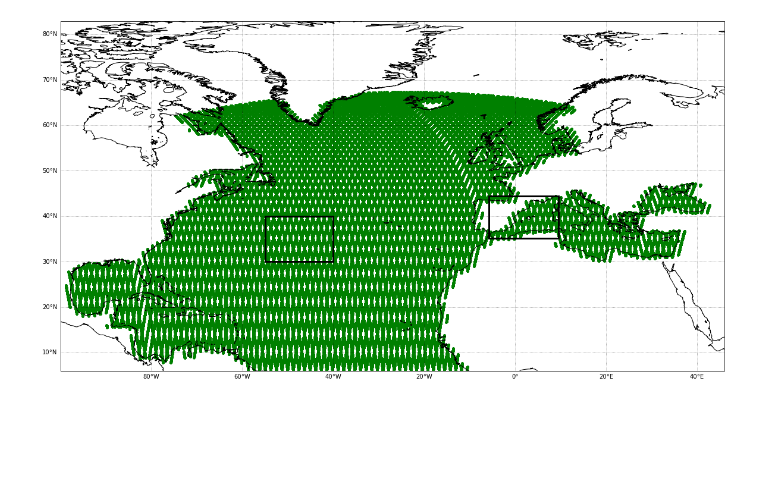
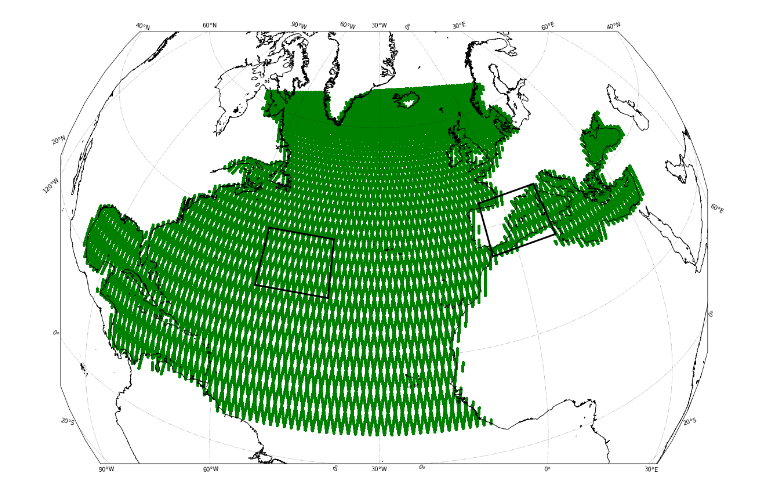
Before and after one commit to AurelieAlbert/extract-swot-simulator, a Jupyter notebook: 2021-01-12-AA-plot-data-location-swot-simulator.ipynb, the cells around one changed output. Drawn from its saved outputs; the diff is of its cells as text; code cells hidden in the pictures; blank space fills up the shorter version.

```diff
--- a/2021-01-12-AA-plot-data-location-swot-simulator.ipynb
+++ b/2021-01-12-AA-plot-data-location-swot-simulator.ipynb
@@ -30,35 +30,37 @@ tdir='/work/ALT/swot/aval/wisa/tmp/inland_cleaning/swot_simulator_'+phase+'/'+si
 files=glob.glob(tdir+'/*/*nc')
 # %%
 fig=plt.figure(figsize=(20,15))
-ax = plt.subplot(111,projection=ccrs.PlateCarree(central_longitude=0))
-ax.set_extent((-100, 46, 6, 67))
+#ax = plt.subplot(111,projection=ccrs.PlateCarree(central_longitude=0))
+ax = fig.add_subplot(111,projection=ccrs.Orthographic(central_longitude=-30,
+                                                    central_latitude=35))
+ax.set_extent((-100, 46, 0, 67))
 ax.coastlines(resolution="10m")
 gl = ax.gridlines(draw_labels=True, linestyle=':', color='black',
                       alpha=0.5)
-gl.top_labels = False
-gl.right_labels = False
+#gl.top_labels = False
+#gl.right_labels = False
 gl.xformatter = LONGITUDE_FORMATTER
 gl.yformatter = LATITUDE_FORMATTER
 ax.tick_params('both',labelsize=22)
 
-ax.plot([lonminN, lonminN], [latminN, latmaxN],color='black',linewidth=3)
-ax.plot([lonmaxN, lonmaxN], [latminN, latmaxN],color='black',linewidth=3)
-ax.plot([lonminN, lonmaxN], [latminN, latminN],color='black',linewidth=3)
-ax.plot([lonminN, lonmaxN], [latmaxN, latmaxN],color='black',linewidth=3)
-ax.plot([lonminM, lonminM], [latminM, latmaxM],color='black',linewidth=3)
-ax.plot([lonmaxM, lonmaxM], [latminM, latmaxM],color='black',linewidth=3)
-ax.plot([lonminM, lonmaxM], [latminM, latminM],color='black',linewidth=3)
-ax.plot([lonminM, lonmaxM], [latmaxM, latmaxM],color='black',linewidth=3)
+ax.plot([lonminN, lonminN], [latminN, latmaxN],color='black',linewidth=3,transform=ccrs.PlateCarree())
+ax.plot([lonmaxN, lonmaxN], [latminN, latmaxN],color='black',linewidth=3,transform=ccrs.PlateCarree())
+ax.plot([lonminN, lonmaxN], [latminN, latminN],color='black',linewidth=3,transform=ccrs.PlateCarree())
+ax.plot([lonminN, lonmaxN], [latmaxN, latmaxN],color='black',linewidth=3,transform=ccrs.PlateCarree())
+ax.plot([lonminM, lonminM], [latminM, latmaxM],color='black',linewidth=3,transform=ccrs.PlateCarree())
+ax.plot([lonmaxM, lonmaxM], [latminM, latmaxM],color='black',linewidth=3,transform=ccrs.PlateCarree())
+ax.plot([lonminM, lonmaxM], [latminM, latminM],color='black',linewidth=3,transform=ccrs.PlateCarree())
+ax.plot([lonminM, lonmaxM], [latmaxM, latmaxM],color='black',linewidth=3,transform=ccrs.PlateCarree())
 
 for f in np.arange(len(files)):
     file=files[f]
     nfile=file.split('/')[-1]
     nnfile=nfile.split('.')[0]
     filename='/work/ALT/odatis/eNATL60/alberta/SWOT-sim/'+phase+'/latlon_debut_track_'+nnfile+'.npz'
     if os.path.exists(filename):
         spec = np.load('/work/ALT/odatis/eNATL60/alberta/SWOT-sim/'+phase+'/latlon_debut_track_'+nnfile+'.npz')
         lat_read = spec['lat_nonan'];
         lon_read = spec['lon_nonan'];
-        plt.scatter(lon_read,lat_read, c='g', linewidth=0, s=18);
+        plt.scatter(lon_read,lat_read, c='g', linewidth=0, s=18,transform=ccrs.PlateCarree());
 # %% [output]
-[figure, old version]
+[figure, new version]
```
Also changed, not shown: 11 other files.
